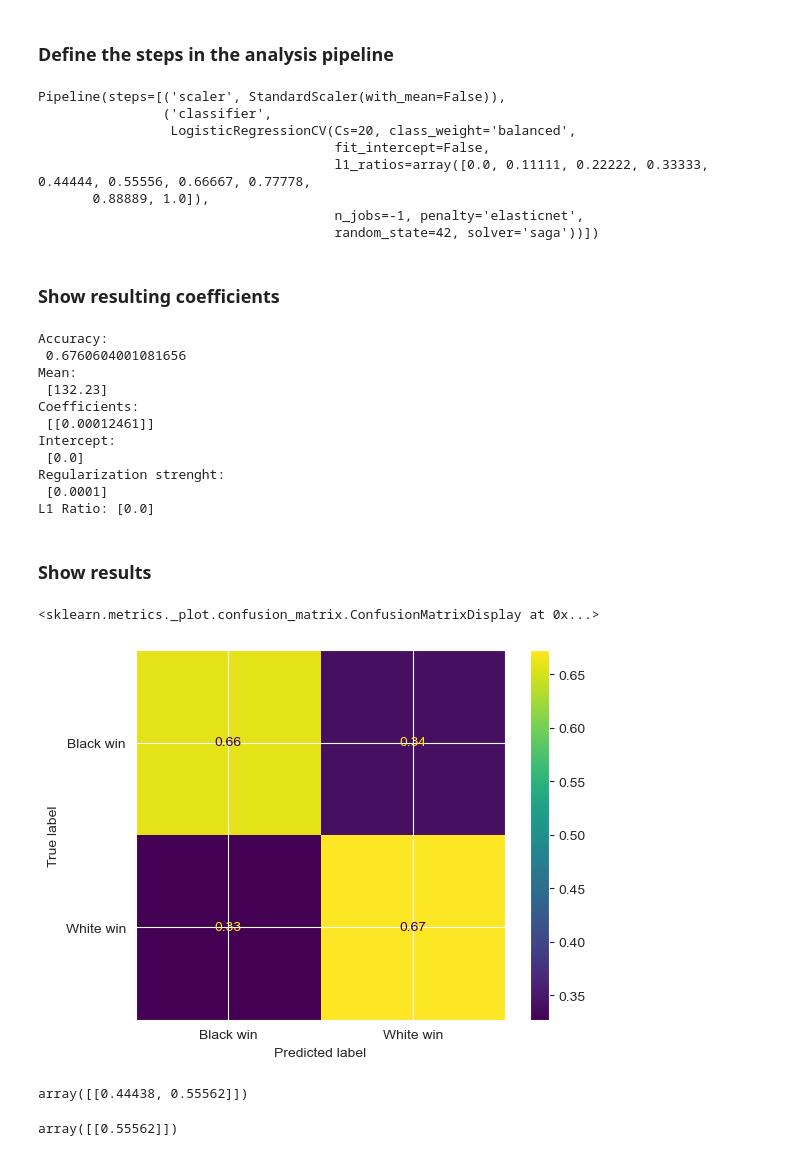
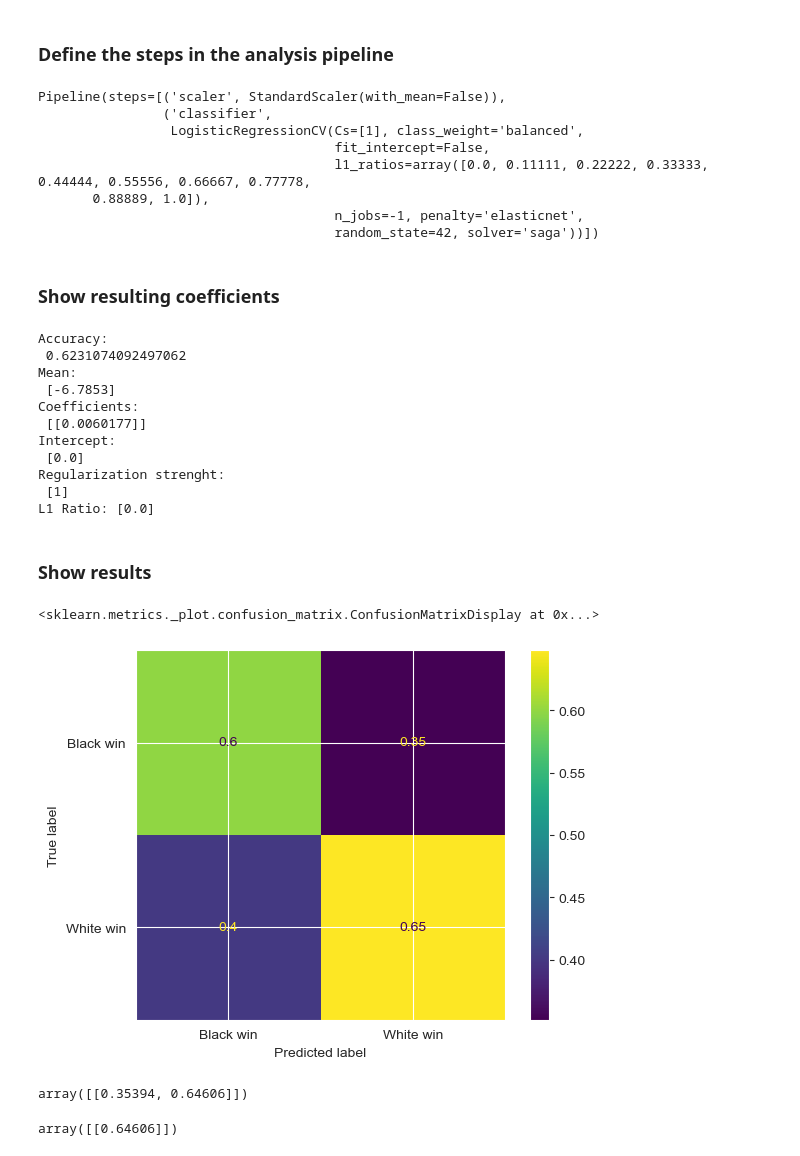
Before and after one commit to SandroMartens/Lichess-Win-Predictions, a Jupyter notebook: win_prob.ipynb, the cells around one changed output. Saved outputs shown, nothing was run; the diff lists cells and outputs as text; code cells hidden in the pictures.

```diff
--- a/win_prob.ipynb
+++ b/win_prob.ipynb
@@ -111,11 +100,13 @@ X_train, X_test, y_train, y_test, weights_train, weights_test = train_test_split
     X, y, weights, random_state=random_state, stratify=y
 )
 
-scaler = StandardScaler(with_mean=False,)
+scaler = StandardScaler(
+    with_mean=False,
+)
 
 classifier = LogisticRegressionCV(
-    Cs=20,
-    # Cs=[10],
+    # Cs=20,
+    Cs=[1],
     random_state=random_state,
     n_jobs=-1,
     penalty="elasticnet",
@@ -136,7 +127,7 @@ model.fit(X_train, y_train, classifier__sample_weight=weights_train)
 # %% [output]
 Pipeline(steps=[('scaler', StandardScaler(with_mean=False)),
                 ('classifier',
-                 LogisticRegressionCV(Cs=20, class_weight='balanced',
+                 LogisticRegressionCV(Cs=[1], class_weight='balanced',
                                       fit_intercept=False,
                                       l1_ratios=array([0.0, 0.11111, 0.22222, 0.33333, 0.44444, 0.55556, 0.66667, 0.77778,
        0.88889, 1.0]),
@@ -163,34 +154,34 @@ l1_ratio = model.named_steps["classifier"].l1_ratio_
 print(f"L1 Ratio: {l1_ratio}")
 # %% [output]
 Accuracy:
- 0.6760604001081656
+ 0.6231074092497062
 Mean:
- [132.23]
+ [-6.7853]
 Coefficients:
- [[0.00012461]]
+ [[0.0060177]]
 Intercept:
  [0.0]
 Regularization strenght:
- [0.0001]
+ [1]
 L1 Ratio: [0.0]
 # %% [markdown]
 ### Show results
 # %%
 ConfusionMatrixDisplay.from_estimator(
     model,
     X_test,
     y_test,
     sample_weight=weights_test,
-    normalize="true",
+    normalize="pred",
     display_labels=[
         "Black win",
         # "Draw",
         "White win",
     ],
 )
 # %% [output]
 <sklearn.metrics._plot.confusion_matrix.ConfusionMatrixDisplay at 0x...>
-[figure, old version]
+[figure, new version]
 # %%
 def p(X, exponent, intercept):
     p = 1 / (1 + np.exp(-X * exponent - intercept))
@@ -198,8 +189,8 @@ def p(X, exponent, intercept):
 # %%
 model.predict_proba([[100]])
 # %% [output]
-array([[0.44438, 0.55562]])
+array([[0.35394, 0.64606]])
 # %%
 p(100, coefs, intercept)
 # %% [output]
-array([[0.55562]])
+array([[0.64606]])
```
Also changed, not shown: parts of 5 cells of this notebook, 3 other files.
